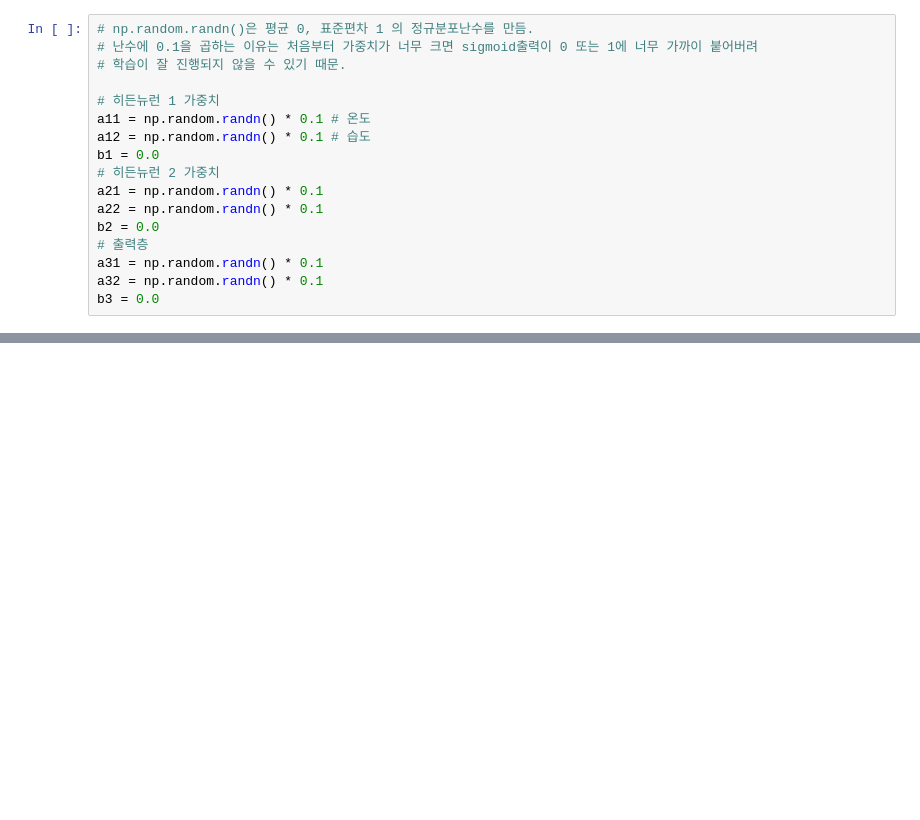
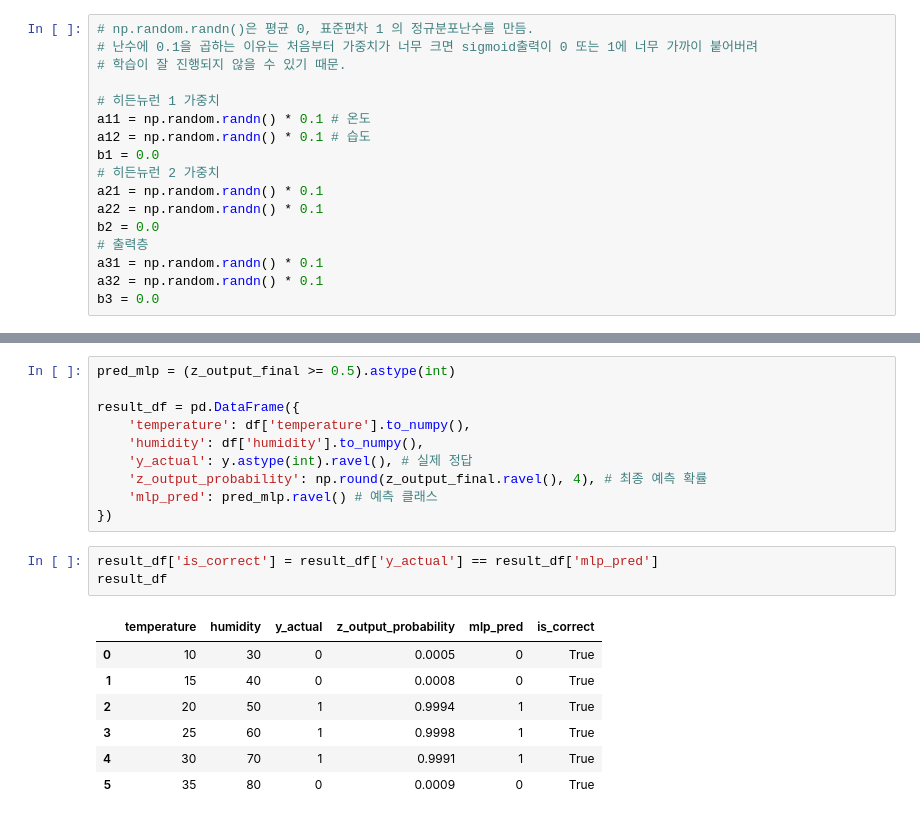
Before and after one commit to kms3356/AI_Project, a Jupyter notebook: MLP02_순전파.ipynb, the cells around one changed output, grey strips where cells are left out. Saved outputs shown, nothing was run; the diff lists cells and outputs as text; blank space fills up the shorter version.

```diff
--- a/MLP02_순전파.ipynb
+++ b/MLP02_순전파.ipynb
@@ -172,0 +331,21 @@ def mlp_forward_textbook_style(
+# %%
+pred_mlp = (z_output_final >= 0.5).astype(int)
+
+result_df = pd.DataFrame({
+    'temperature': df['temperature'].to_numpy(),
+    'humidity': df['humidity'].to_numpy(),
+    'y_actual': y.astype(int).ravel(), # 실제 정답
+    'z_output_probability': np.round(z_output_final.ravel(), 4), # 최종 예측 확률
+    'mlp_pred': pred_mlp.ravel() # 예측 클래스
+})
+# %%
+result_df['is_correct'] = result_df['y_actual'] == result_df['mlp_pred']
+result_df
+# %% [output]
+|  | temperature | humidity | y_actual | z_output_probability | mlp_pred | is_correct |
+| 0 | 10 | 30 | 0 | 0.0005 | 0 | True |
+| 1 | 15 | 40 | 0 | 0.0008 | 0 | True |
+| 2 | 20 | 50 | 1 | 0.9994 | 1 | True |
+| 3 | 25 | 60 | 1 | 0.9998 | 1 | True |
+| 4 | 30 | 70 | 1 | 0.9991 | 1 | True |
+| 5 | 35 | 80 | 0 | 0.0009 | 0 | True |
```
Also changed, not shown: parts of 12 cells of this notebook.
